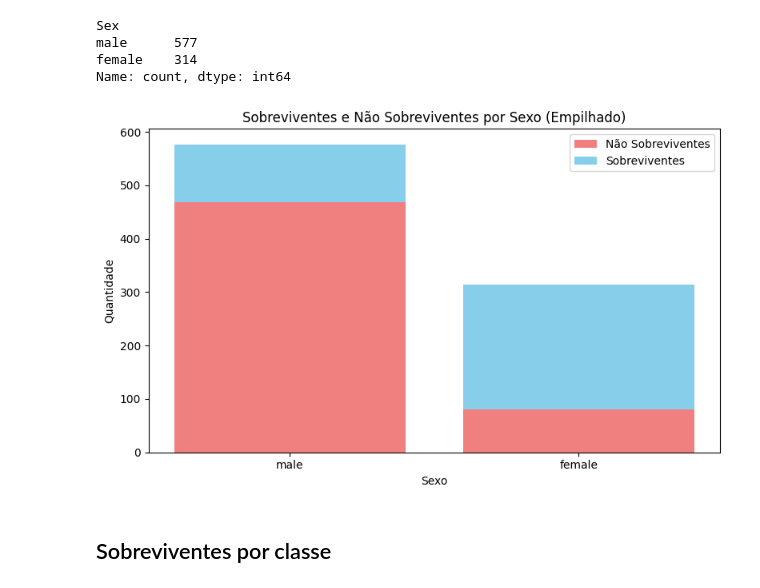
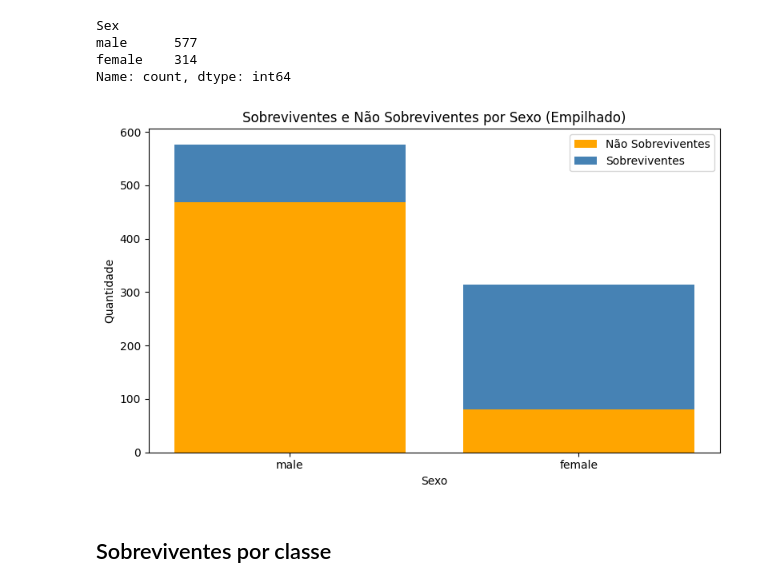
Before and after one commit to Redes-Neurais-2025-1/Titanic_Processig, a Jupyter notebook: Analise Exploratoria.ipynb, the cells around one changed output. Cells and saved outputs as stored; diff of their text form; code cells hidden in the pictures.

```diff
--- a/Analise Exploratoria.ipynb
+++ b/Analise Exploratoria.ipynb
@@ -89,20 +101,20 @@ Name: count, dtype: int64
 # %%
 ordem = contagem_sexo.index
 sobreviventes = data.groupby("Sex")["Survived"].sum().reindex(ordem)
 nao_sobreviventes = contagem_sexo - sobreviventes
 
 ##Plot
 plt.figure(figsize=(8, 5))
-plt.bar(ordem, nao_sobreviventes, label='Não Sobreviventes', color='lightcoral')
-plt.bar(ordem, sobreviventes, bottom=nao_sobreviventes, label='Sobreviventes', color='skyblue')
+plt.bar(ordem, nao_sobreviventes, label='Não Sobreviventes', color='orange')
+plt.bar(ordem, sobreviventes, bottom=nao_sobreviventes, label='Sobreviventes', color='steelblue')
 plt.title("Sobreviventes e Não Sobreviventes por Sexo (Empilhado)")
 plt.xlabel("Sexo")
 plt.ylabel("Quantidade")
 plt.legend()
 plt.tight_layout()
 plt.show()
 # %% [output]
-[figure, old version]
+[figure, new version]
 # %% [markdown]
 ## Sobreviventes por classe
 # %%
```
Also changed, not shown: parts of 30 cells of this notebook.
